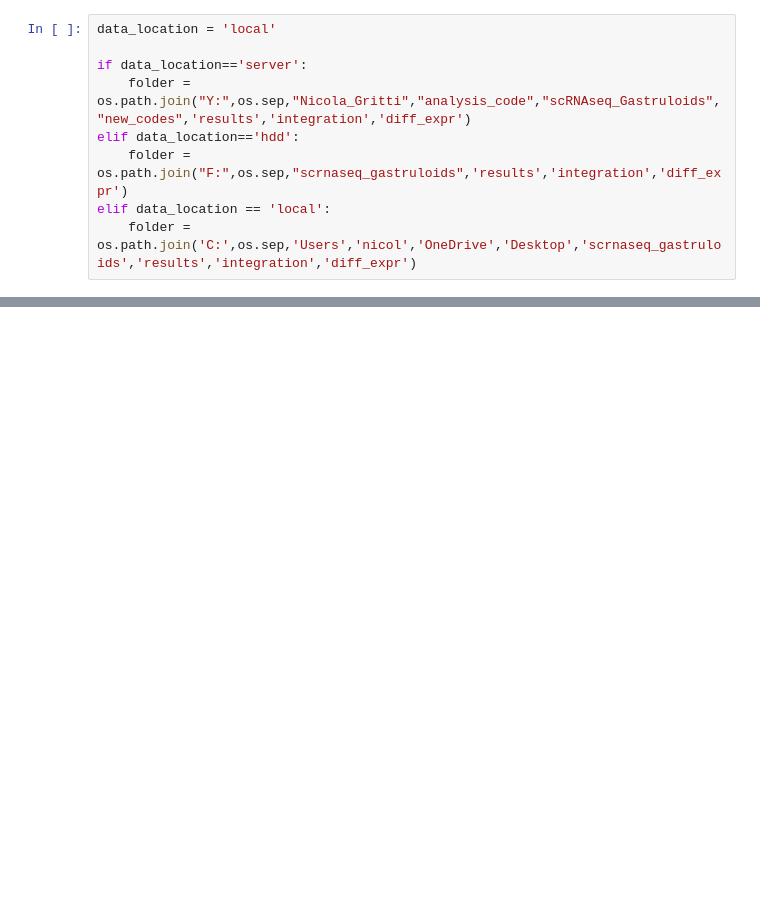
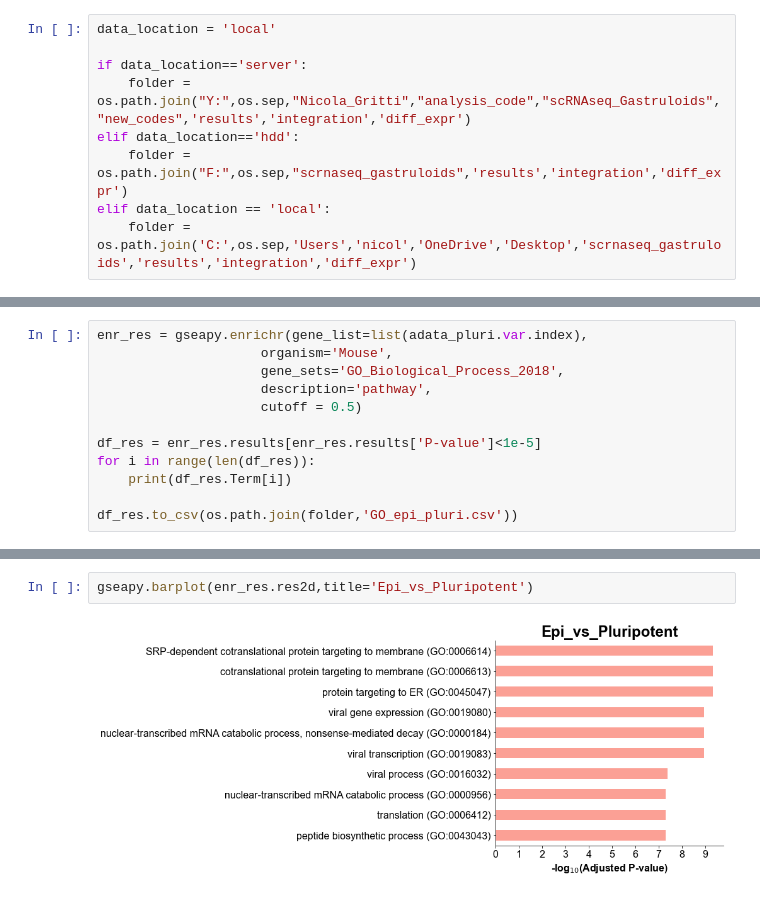
Before and after one commit to grinic/scRNAseq_gastruloids2020, a Jupyter notebook: integration/differential_expression/plot_diff_exp.ipynb, the cells around one changed output, grey strips where cells are left out. Cells and saved outputs as stored; diff of their text form; blank space fills up the shorter version.

```diff
--- a/integration/differential_expression/plot_diff_exp.ipynb
+++ b/integration/differential_expression/plot_diff_exp.ipynb
@@ -90,0 +174,12 @@ ax.get_xticklabels()[0].get_text()
+# %%
+enr_res = gseapy.enrichr(gene_list=list(adata_pluri.var.index),
+                     organism='Mouse',
+                     gene_sets='GO_Biological_Process_2018',
+                     description='pathway',
+                     cutoff = 0.5)
+
+df_res = enr_res.results[enr_res.results['P-value']<1e-5]
+for i in range(len(df_res)):
+    print(df_res.Term[i])
+
+df_res.to_csv(os.path.join(folder,'GO_epi_pluri.csv'))
@@ -90,0 +204,4 @@ ax.get_xticklabels()[0].get_text()
+# %%
+gseapy.barplot(enr_res.res2d,title='Epi_vs_Pluripotent')
+# %% [output]
+[figure, added]
```
Also changed, not shown: parts of 19 cells of this notebook, 4 other files.
